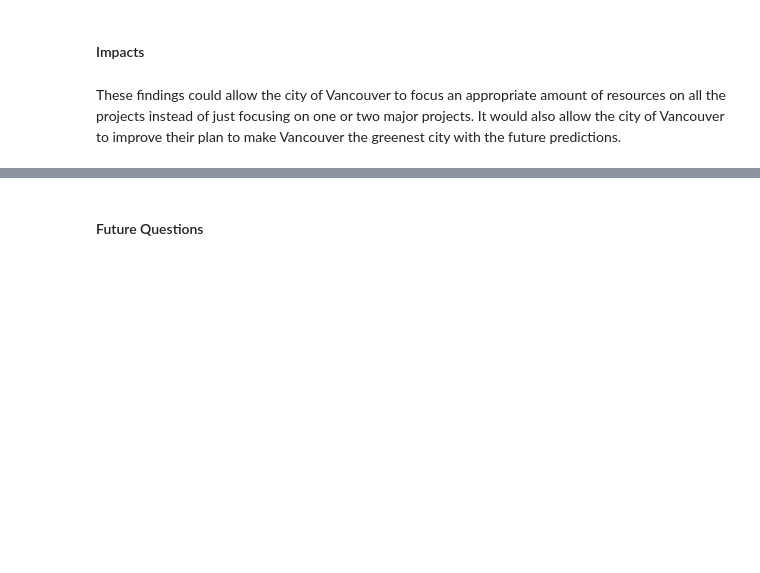
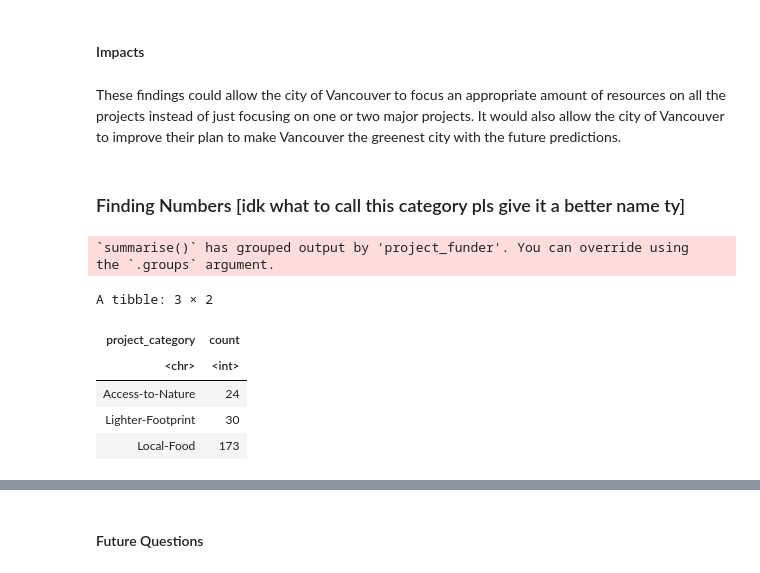
Before and after one commit to ayushtvora/stat-201-project, a Jupyter notebook: report.ipynb, the cells around one changed output, grey strips where cells are left out. Cells and saved outputs as stored; diff of their text form; code cells hidden in the pictures; blank space fills up the shorter version.

```diff
--- a/report.ipynb
+++ b/report.ipynb
@@ -143,3 +158,31 @@ We expect to find that Vancouver city’s future projects would focus on the sam
 #### Impacts
 # %% [markdown]
 These findings could allow the city of Vancouver to focus an appropriate amount of resources on all the projects instead of just focusing on one or two major projects. It would also allow the city of Vancouver to improve their plan to make Vancouver the greenest city with the future predictions.
+# %% [markdown]
+### Finding Numbers [idk what to call this category pls give it a better name ty]
+# %%
+## Step 1: Determine the top 3 popular categories
+## Note: this could probably go under preliminary results and if we are only choosing top 3, we can just say these are the 3 we are focusing on
+participating_categories <- tidy_data |>
+    group_by(project_funder, project_category) |>
+    summarize(n = n()) |>
+    filter(project_funder == "Greenest City Fund Project") |>
+    pull(project_category)
+
+top_3_categories <- tidy_data |>
+    group_by(project_category) |>
+    summarize(count = n()) |>
+    filter(project_category %in% participating_categories) |>
+    top_n(3, count)
+
+
+top_3_categories
+# %% [output]
+`summarise()` has grouped output by 'project_funder'. You can override using
+the `.groups` argument.
+A tibble: 3 × 2
+| project_category | count |
+| <chr> | <int> |
+| Access-to-Nature | 24 |
+| Lighter-Footprint | 30 |
+| Local-Food | 173 |
```
Also changed, not shown: parts of 6 cells of this notebook.
